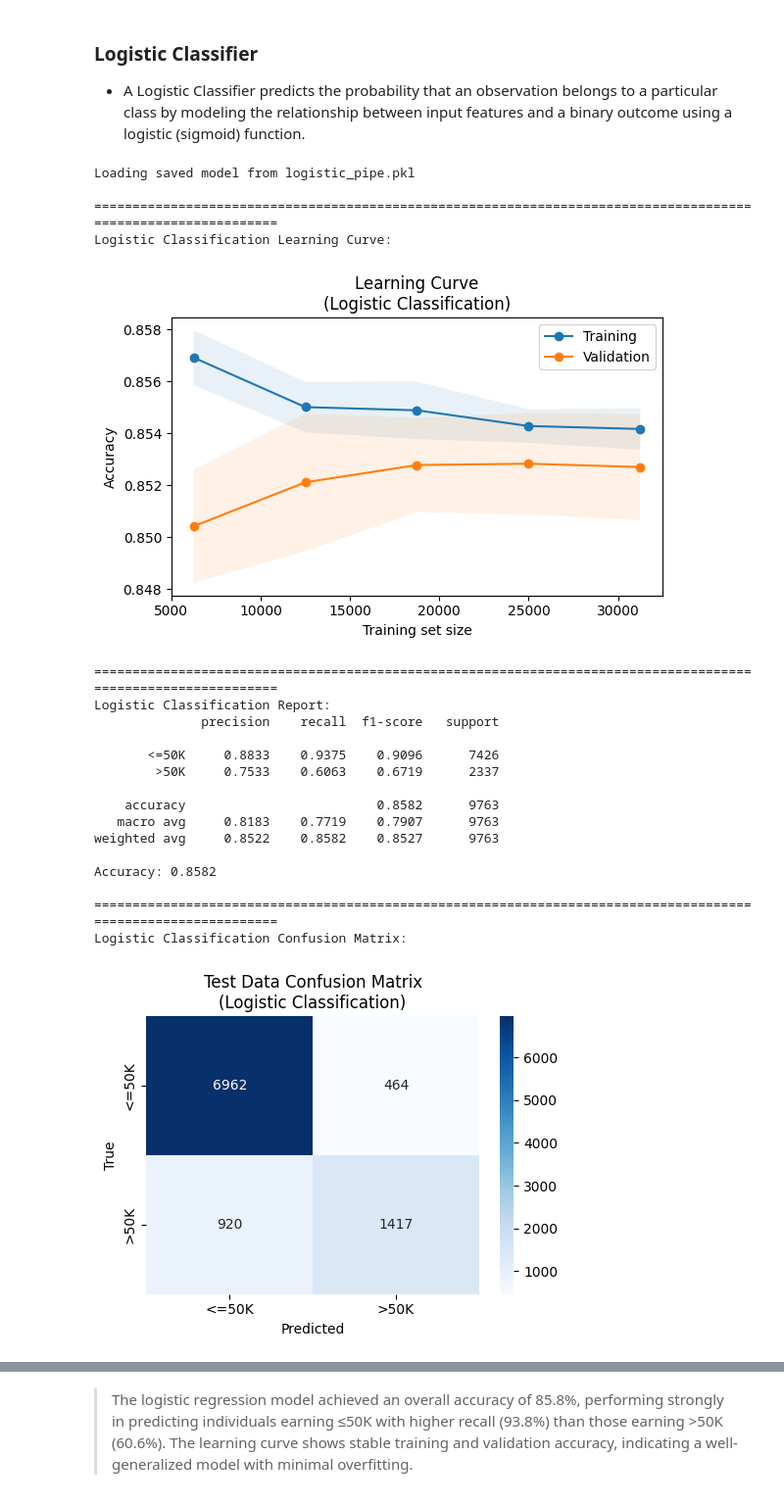
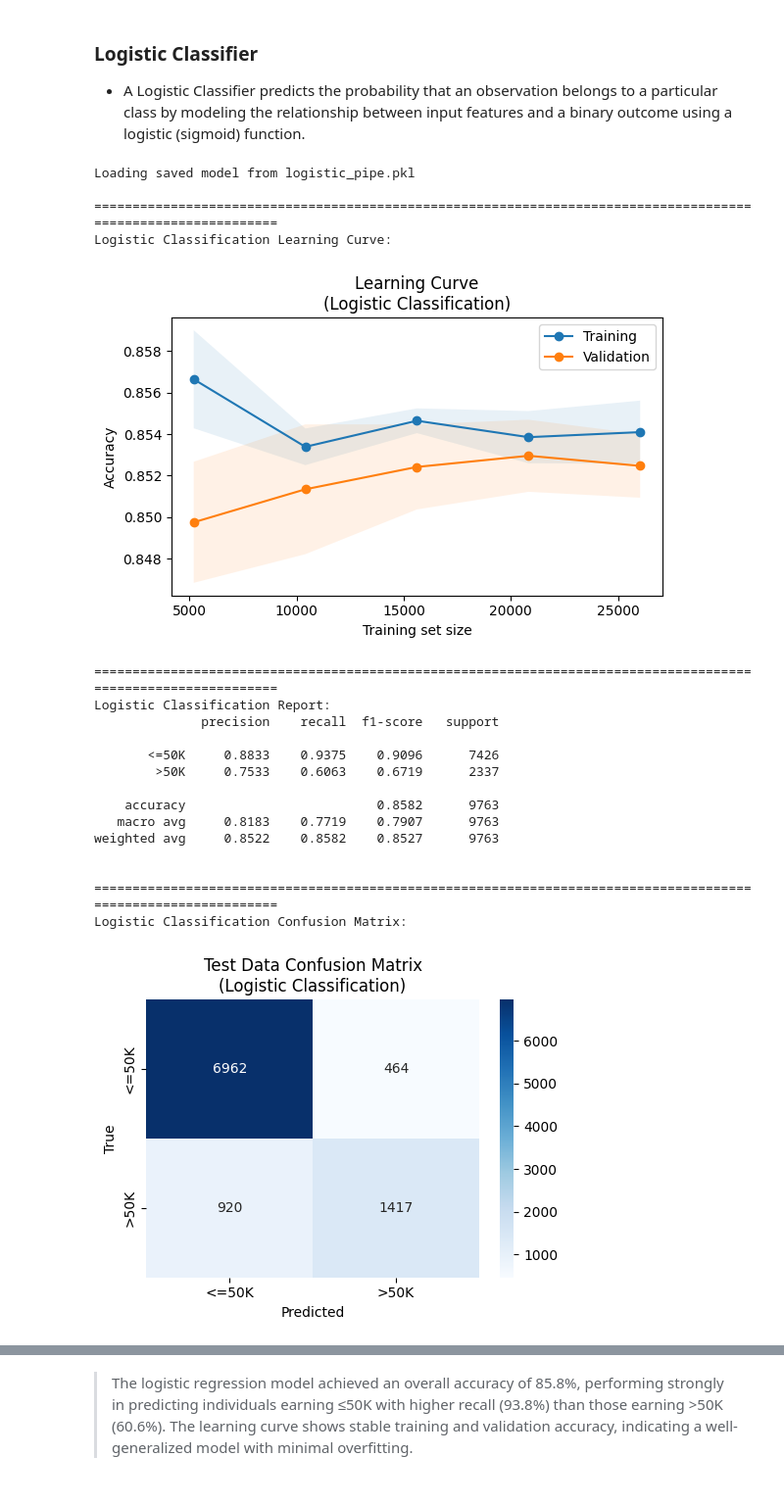
Before and after one commit to ryan-bulger/5509-Final-Project, a Jupyter notebook: 5509_income_modeling.ipynb, the cells around one changed output, grey strips where cells are left out. Shown at 98% size. Saved outputs shown, nothing was run; the diff lists cells and outputs as text; code cells hidden in the pictures.

Commit message:
fixing reporting

```diff
--- a/5509_income_modeling.ipynb
+++ b/5509_income_modeling.ipynb
@@ -141,14 +138,16 @@ def fit_model(pipe, X_train, y_train, filename):
 
 # Function to plot the learning curve for a given model
 def plot_learning_curve(estimator, X, y, clf_type):
-    cv = StratifiedKFold(n_splits=5, shuffle=True, random_state=42)
+    print('\n' + '=' * 110)
+    print(f'{clf_type} Learning Curve:')
     train_sizes, train_scores, val_scores = learning_curve(
         estimator=estimator,
-        X=X, y=y,
-        cv=cv,
+        X=X,
+        y=y,
+        cv=StratifiedKFold(n_splits=3, shuffle=True, random_state=42),
         scoring='accuracy',
         n_jobs=-1,
-        train_sizes=np.linspace(0.2, 1.0, 5),  # fewer points = faster
+        train_sizes=np.linspace(0.2, 1.0, 5),
         shuffle=True,
         random_state=42
     )
@@ -168,36 +167,26 @@ def plot_learning_curve(estimator, X, y, clf_type):
     plt.show()
 
 # Function to output the learning curve, classification report, and confusion matrix for a given model
-def create_classification_output(pipe, clf_type):
-    # Plot learning curve
-    print('\n' + '=' * 110)
-    print(f'{clf_type} Learning Curve:')
-    plot_learning_curve(pipe, X_train, y_train, clf_type=clf_type)
-
+def create_classification_output(y_test, y_pred, clf_type):
     # Print classification report
     print('\n' + '=' * 110)
-    y_pred = pipe.predict(X_test)
-    report = classification_report(y_test, y_pred, digits=4)
-    acc = accuracy_score(y_test, y_pred)
+    report = classification_report(y_test, y_pred, digits=4, output_dict=False)
     print(f'{clf_type} Report:\n{report}')
-    print(f'Accuracy: {acc:.4f}')
 
     # Plot confusion matrix
     print('\n' + '=' * 110)
     print(f'{clf_type} Confusion Matrix:')
-    # cls = pipe.named_steps['classifier'].classes_
     labels = ['<=50K', '>50K']
     cm = confusion_matrix(y_test, y_pred, labels=labels)
     plt.figure(figsize=(5, 4))
-    sns.heatmap(cm, annot=True, fmt='d', cmap='Blues',
-                xticklabels=labels, yticklabels=labels)
+    sns.heatmap(cm, annot=True, fmt='d', cmap='Blues', xticklabels=labels, yticklabels=labels)
     plt.title(f'Test Data Confusion Matrix\n({clf_type})')
     plt.xlabel('Predicted')
     plt.ylabel('True')
     plt.tight_layout()
     plt.show()
 
-    return acc
+    return report
 
 # Function to plot ROC curves and a AUC summary chart to compare models
 def make_roc_curves(X_test, y_test, models):
@@ -273,23 +262,32 @@ def best_params_for(results, name):
 ### Logistic Classifier
 - A Logistic Classifier predicts the probability that an observation belongs to a particular class by modeling the relationship between input features and a binary outcome using a logistic (sigmoid) function.
 # %%
+# Define classifier type
+clf_type = 'Logistic Classification'
+
 # Create logistic classifier pipeline instance
 logistic_pipe = SkPipeline(steps=[
     ('preprocessor', preprocessor_transformer),
-    ('classifier', LogisticRegression(max_iter=2000, n_jobs=-1))
+    ('classifier', LogisticRegression(max_iter=2000, n_jobs=-1, random_state=42))
 ])
 
 # Fit model
 logistic_pipe = fit_model(logistic_pipe, X_train, y_train, 'logistic_pipe.pkl')
 
+# Plot learning curve
+plot_learning_curve(logistic_pipe, X_train, y_train, clf_type)
+
+# Predict y_test
+y_pred = logistic_pipe.predict(X_test)
+
 # Create classification output
-logistic_accuracy = create_classification_output(logistic_pipe, 'Logistic Classification')
+logistic_report = create_classification_output(y_test, y_pred, clf_type)
 # %% [output]
 Loading saved model from logistic_pipe.pkl
 
 ==============================================================================================================
 Logistic Classification Learning Curve:
-[figure, old version]
+[figure, new version]
 ==============================================================================================================
 Logistic Classification Report:
               precision    recall  f1-score   support
@@ -301,7 +299,6 @@ Logistic Classification Report:
    macro avg     0.8183    0.7719    0.7907      9763
 weighted avg     0.8522    0.8582    0.8527      9763
 
-Accuracy: 0.8582
 
 ==============================================================================================================
 Logistic Classification Confusion Matrix:
```
Also changed, not shown: parts of 19 cells of this notebook, 1 other file.
